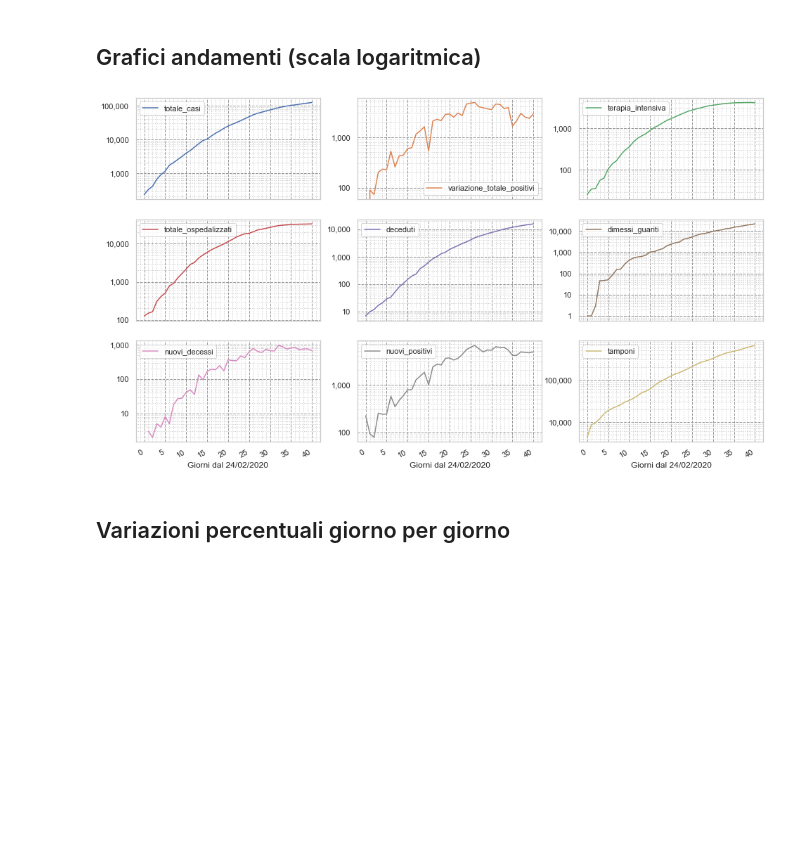
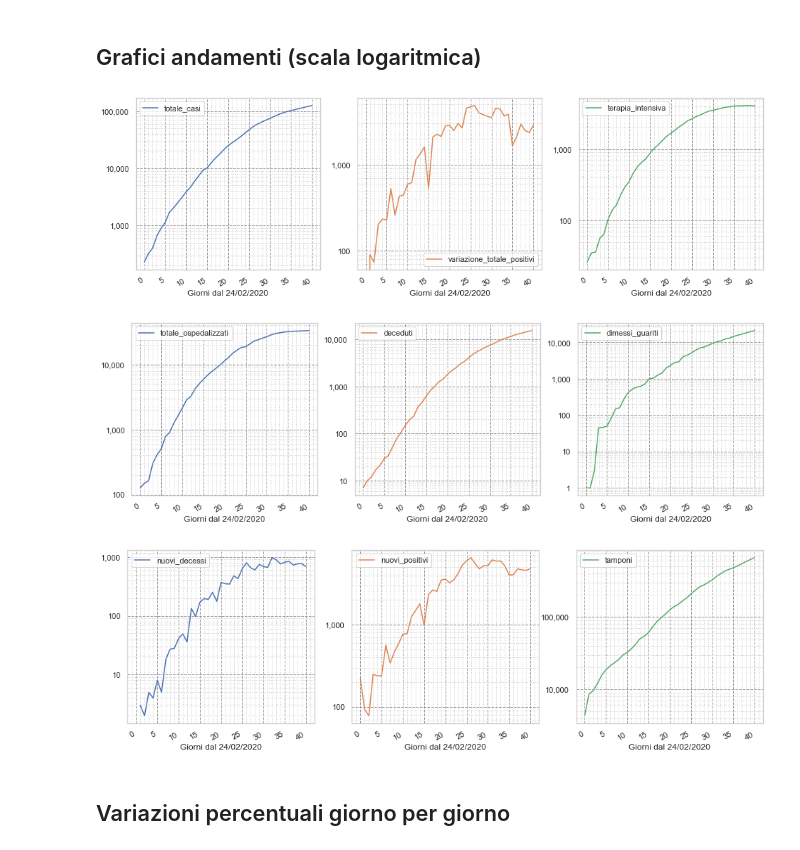
Before and after one commit to iosand71/covid19, a Jupyter notebook: covid19-italia.ipynb, the cells around one changed output. Cells and saved outputs as stored; diff of their text form; code cells hidden in the pictures; blank space fills up the shorter version.

Commit message:
split trend graphs

```diff
--- a/covid19-italia.ipynb
+++ b/covid19-italia.ipynb
@@ -112,32 +112,38 @@ Guariti:                 16.85%                 ( +2.17% )
 # %% [markdown]
 ## Grafici andamenti (scala logaritmica)
 # %%
-plt.rcParams['figure.figsize'] = [16, 10]
+plt.rcParams['figure.figsize'] = [16, 5]
 sns.set(style='whitegrid')
 
-plots = data \
-  .loc[:,['totale_casi','variazione_totale_positivi', 'terapia_intensiva',
-          'totale_ospedalizzati','deceduti','dimessi_guariti','nuovi_decessi',
-          'nuovi_positivi','tamponi']] \
-  .plot(kind='line',
-          subplots=True,
-          sharex=True,
-          layout=(3,3),
-          grid=True,
-          legend=True,
-          logy=log_scale)
+def plot_func(columns):
+    global log_scale
+    return data.loc[:,columns] \
+        .plot(kind='line',
+            subplots=True,
+            sharex=True,
+            layout=(1,3),
+            grid=True,
+            legend=True,
+            logy=log_scale)
 
+plots = plot_func(['totale_casi','variazione_totale_positivi','terapia_intensiva'])
 plt_casi = fmt_plot(plots[0][0], 20000)
 plt_positivi = fmt_plot(plots[0][1], 1000)
 plt_intensivi = fmt_plot(plots[0][2], 1000)
-plt_ricoverati = fmt_plot(plots[1][0], 10000)
-plt_deceduti = fmt_plot(plots[1][1], 2000)
-plt_dimessi = fmt_plot(plots[1][2], 5000)
-plt_nuovi_decessi = fmt_plot(plots[2][0], 200)
-plt_nuovi = fmt_plot(plots[2][1], 1000)
-plt_tamponi = fmt_plot(plots[2][2], 20000)
+
+plots = plot_func(['totale_ospedalizzati','deceduti','dimessi_guariti'])
+plt_ricoverati = fmt_plot(plots[0][0], 10000)
+plt_deceduti = fmt_plot(plots[0][1], 2000)
+plt_dimessi = fmt_plot(plots[0][2], 5000)
+
+plots = plot_func(['nuovi_decessi','nuovi_positivi','tamponi'])
+plt_nuovi_decessi = fmt_plot(plots[0][0], 200)
+plt_nuovi = fmt_plot(plots[0][1], 1000)
+plt_tamponi = fmt_plot(plots[0][2], 20000)
 # %% [output]
-[figure, old version]
+[figure, new version]
+[figure, added]
+[figure, added]
 # %% [markdown]
 ## Variazioni percentuali giorno per giorno
 # %%
```
